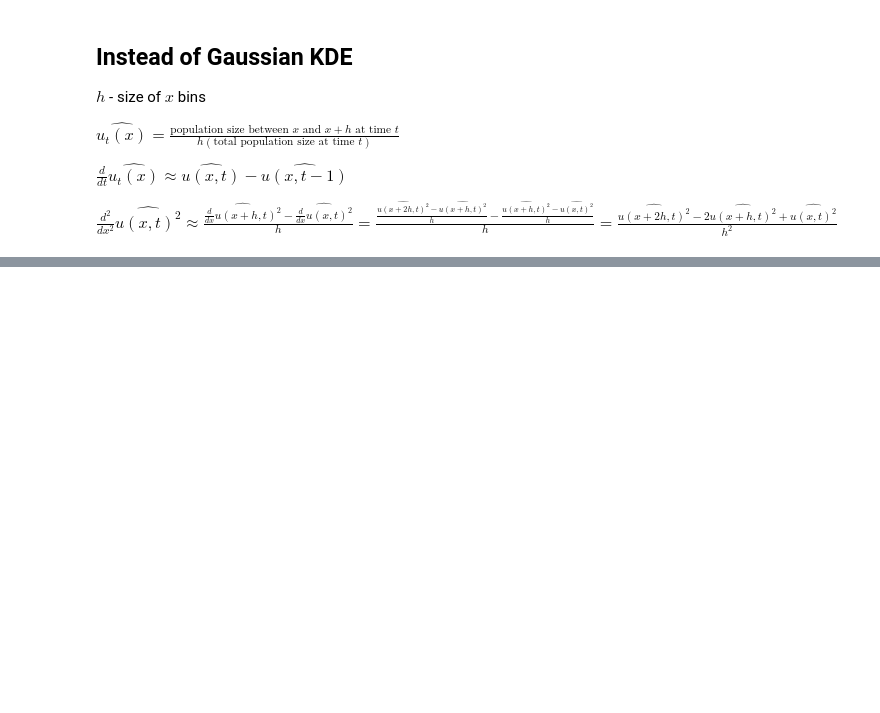
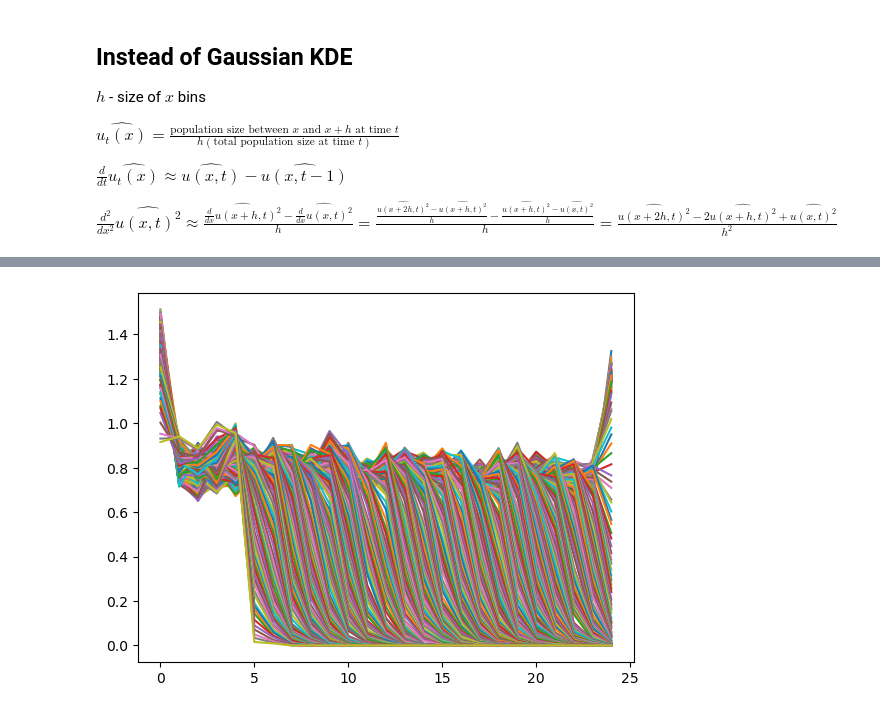
Before and after one commit to petrelharp/lineage_plotting, a Jupyter notebook: pme/test_pme.ipynb, the cells around one changed output, grey strips where cells are left out. Saved outputs shown, nothing was run; the diff lists cells and outputs as text; code cells hidden in the pictures; blank space fills up the shorter version.

```diff
--- a/pme/test_pme.ipynb
+++ b/pme/test_pme.ipynb
@@ -190,0 +167,6 @@ And both for $i = 0, 1, ..., n_x - 3$ and $j = 1, 2, ..., n_t - 1$
+# %%
+h = 0.8
+y_bins = [min_y, max_y]
+x_bins = np.arange(0, round(max_x)+h, h)
+t_bins = np.arange(0, max_t + 1)
+popsize = pyslim.population_size(ts, x_bins, y_bins, t_bins)
@@ -190,0 +179,6 @@ And both for $i = 0, 1, ..., n_x - 3$ and $j = 1, 2, ..., n_t - 1$
+# %%
+uhat = popsize[:,0, :]/(K*h)
+
+print(np.shape(uhat))
+print(len(x_bins))
+print(len(t_bins))
@@ -231,0 +266,6 @@ plt.show()
+# %%
+fig, ax1 = plt.subplots(1, 1)
+ax1.plot(uhat)
+plt.show()
+# %% [output]
+[figure, added]
```
Also changed, not shown: parts of 23 cells of this notebook, 1 other file.
